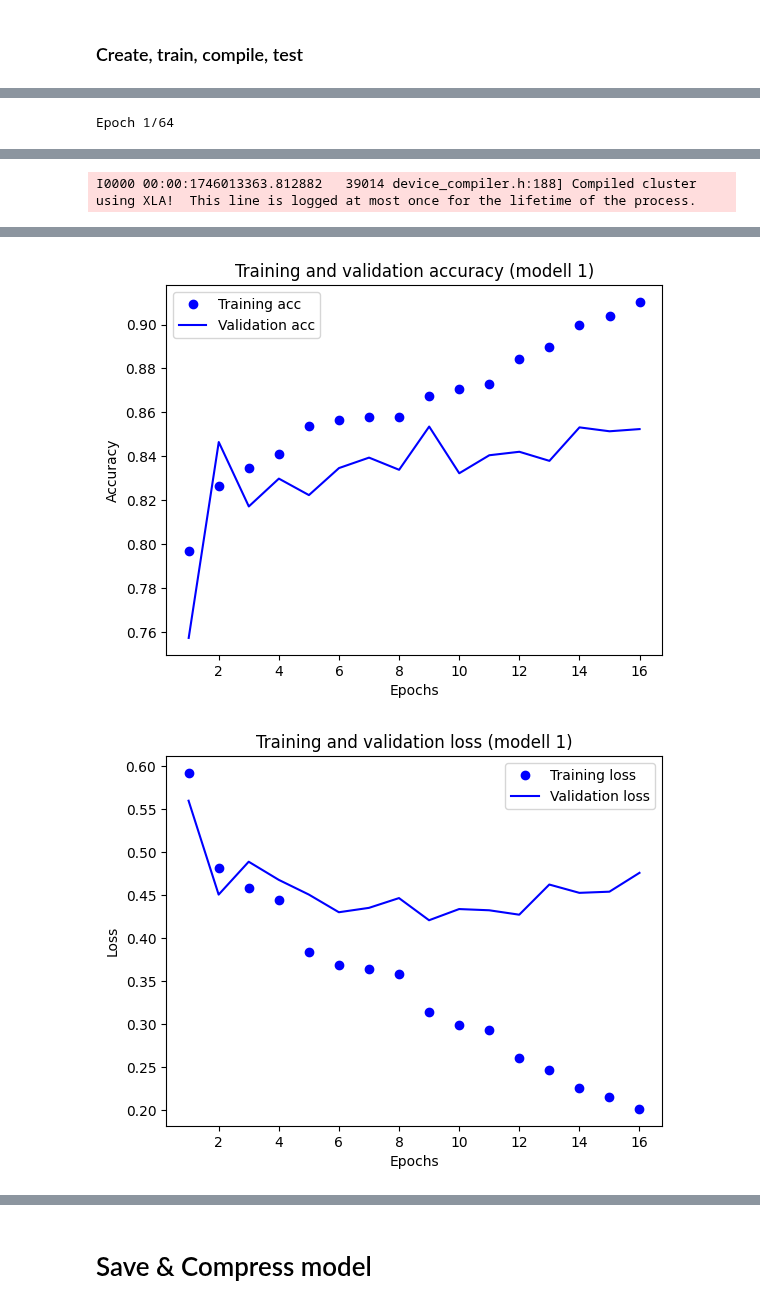
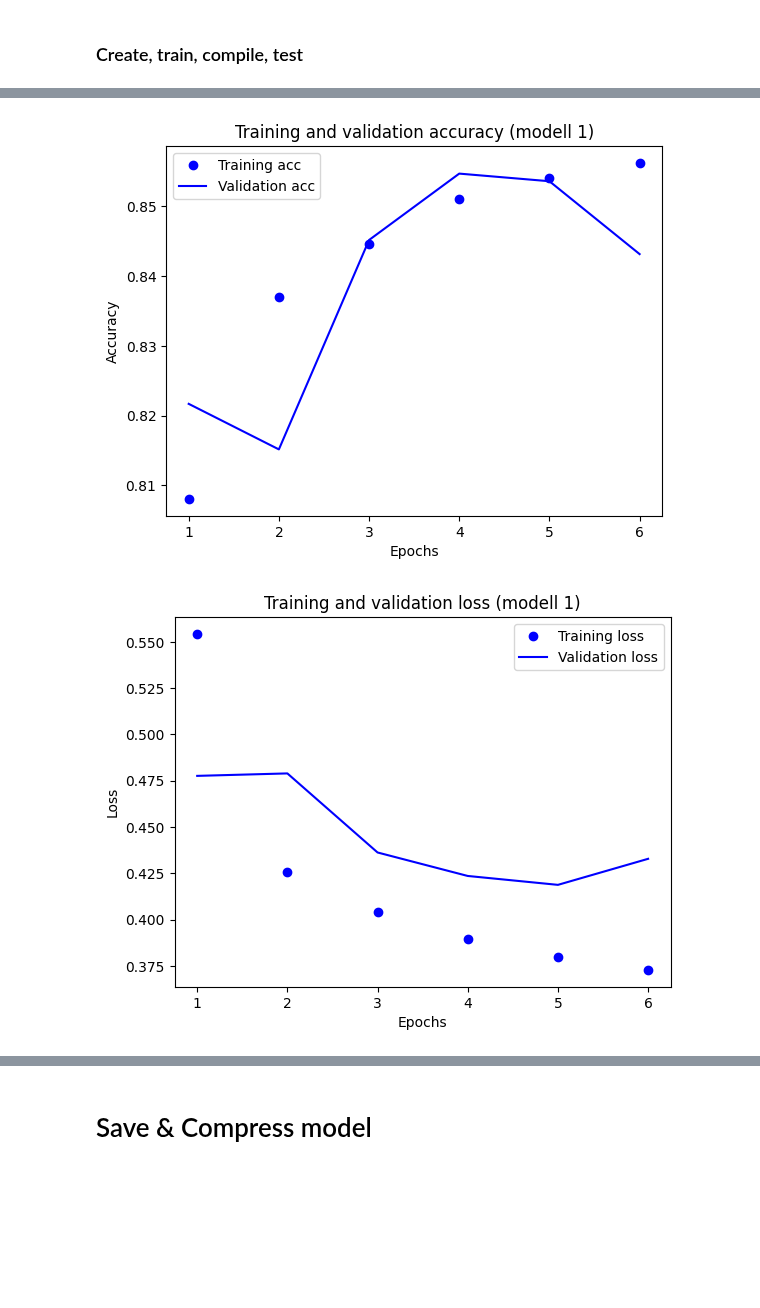
Before and after one commit to williamfridh/Vehicle-Classifying-and-Counting-Convolution-Neural-Networks-Onboard-Cost-Efficient-Microcontrollers, a Jupyter notebook: Model/final.ipynb, the cells around one changed output, grey strips where cells are left out. Drawn from its saved outputs; the diff is of its cells as text; code cells hidden in the pictures; blank space fills up the shorter version.

Commit message:
New model.

```diff
--- a/Model/final.ipynb
+++ b/Model/final.ipynb
@@ -394,20 +387,23 @@ model = keras.Sequential([
     Conv2D(filters=32, kernel_size=3, activation="relu", padding='same'),
     BatchNormalization(),
     MaxPooling2D(),
+    Dropout(0.1),
     # 8 4
-    Conv2D(filters=64, kernel_size=3, activation="relu", padding='same', kernel_regularizer=l2(0.001)),
-    BatchNormalization(),
-    Conv2D(filters=64, kernel_size=3, activation="relu", padding='same'),
-    BatchNormalization(),
-    MaxPooling2D(),
-    #4 2
-    Conv2D(filters=64, kernel_size=3, activation="relu", padding='same', kernel_regularizer=l2(0.001)),
-    BatchNormalization(),
     Conv2D(filters=64, kernel_size=3, activation="relu", padding='same'),
     BatchNormalization(),
     Conv2D(filters=64, kernel_size=3, activation="relu", padding='same', kernel_regularizer=l2(0.001)),
+    BatchNormalization(),
     MaxPooling2D(),
-    Dropout(0.4),
+    Dropout(0.1),
+    #4 2
+    Conv2D(filters=64, kernel_size=3, activation="relu", padding='same', kernel_regularizer=l2(0.0001)),
+    BatchNormalization(),
+    Conv2D(filters=64, kernel_size=3, activation="relu", padding='same', kernel_regularizer=l2(0.001)),
+    BatchNormalization(),
+    Conv2D(filters=64, kernel_size=3, activation="relu", padding='same', kernel_regularizer=l2(0.0001)),
+    BatchNormalization(),
+    MaxPooling2D(),
+    Dropout(0.1),
 
     # Feature Pooling (Combining Max & Average Pooling)
     Flatten(),
@@ -415,10 +411,10 @@ model = keras.Sequential([
     # Fully Connected Layer
     Dense(32, activation="relu", kernel_regularizer=l2(0.001)),
     BatchNormalization(),
-    Dropout(0.4),
+    Dropout(0.2),
     Dense(16, activation="relu", kernel_regularizer=l2(0.001)),
     BatchNormalization(),
-    Dropout(0.4),
+    Dropout(0.2),
 
     # Output Layer (Softmax for multi-class classification)
     Dense(units=4, activation="softmax") # Softmax barely increase size.
@@ -453,3 +446,3 @@ Model: "sequential"
 # %%
-fitModel(model, x_train, y_train, x_val, y_val, 64, True, dist_class_weight, 1, 128)
+fitModel(model, x_train, y_train, x_val, y_val, 6, True, dist_class_weight, 1, 512)
 # %% [output]
@@ -458 +460,0 @@ fitModel(model, x_train, y_train, x_val, y_val, 64, True, dist_class_weight, 1,
-Epoch 1/64
@@ -469 +460,0 @@ I0000 00:00:1746013358.461347   39014 cuda_dnn.cc:529] Loaded cuDNN version 9030
-I0000 00:00:1746013363.812882   39014 device_compiler.h:188] Compiled cluster using XLA!  This line is logged at most once for the lifetime of the process.
@@ -501,5 +461,5 @@ Epoch 16/64
-[figure, old version]
+[figure, new version]
-[figure, old version]
+[figure, new version]
 # %%
 # Evaluate the model on the test set.
 test_loss, test_acc = model.evaluate(x_test, y_test, verbose=2)
```
Also changed, not shown: parts of 10 cells of this notebook, 8 other files.
